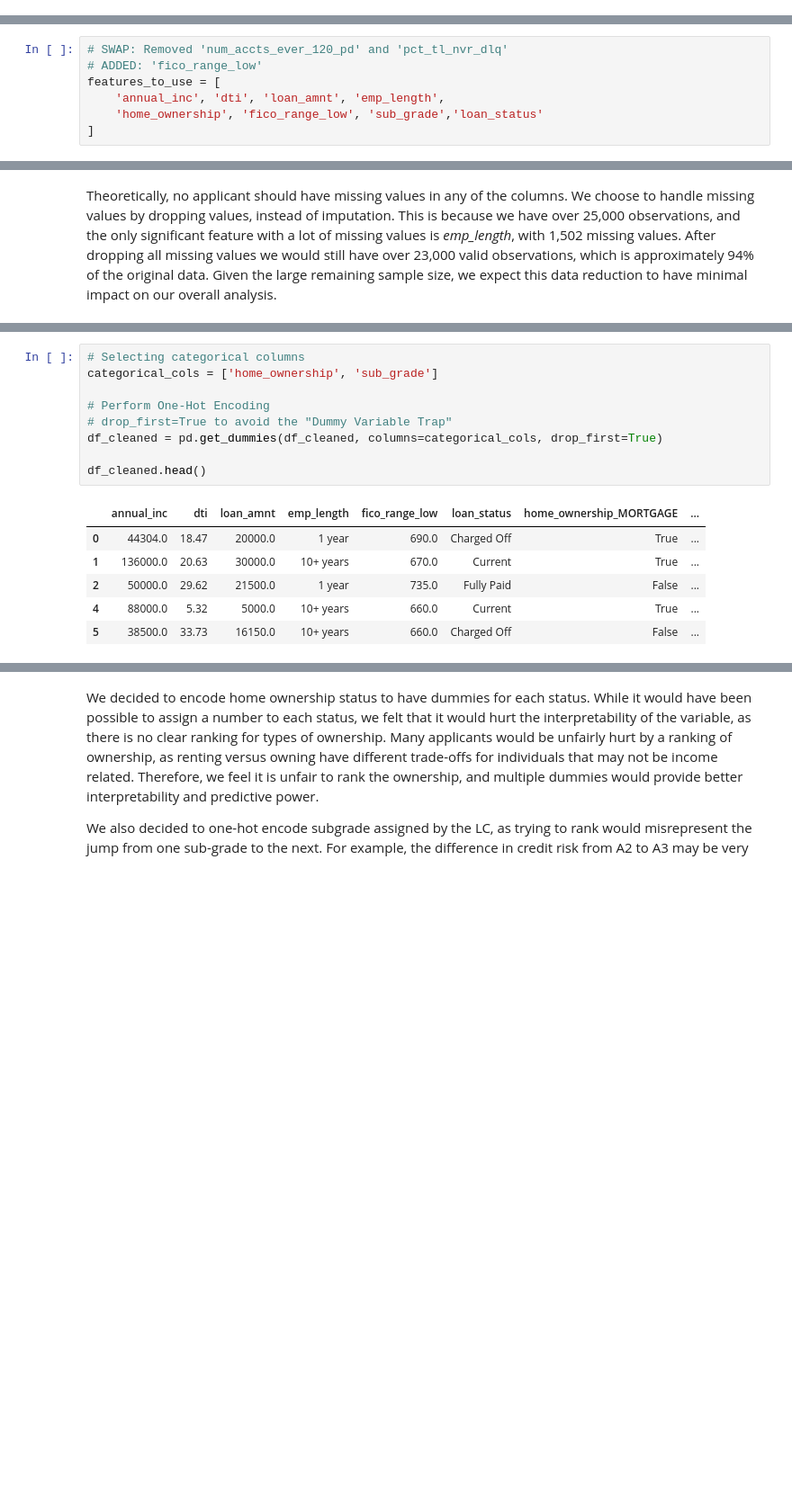
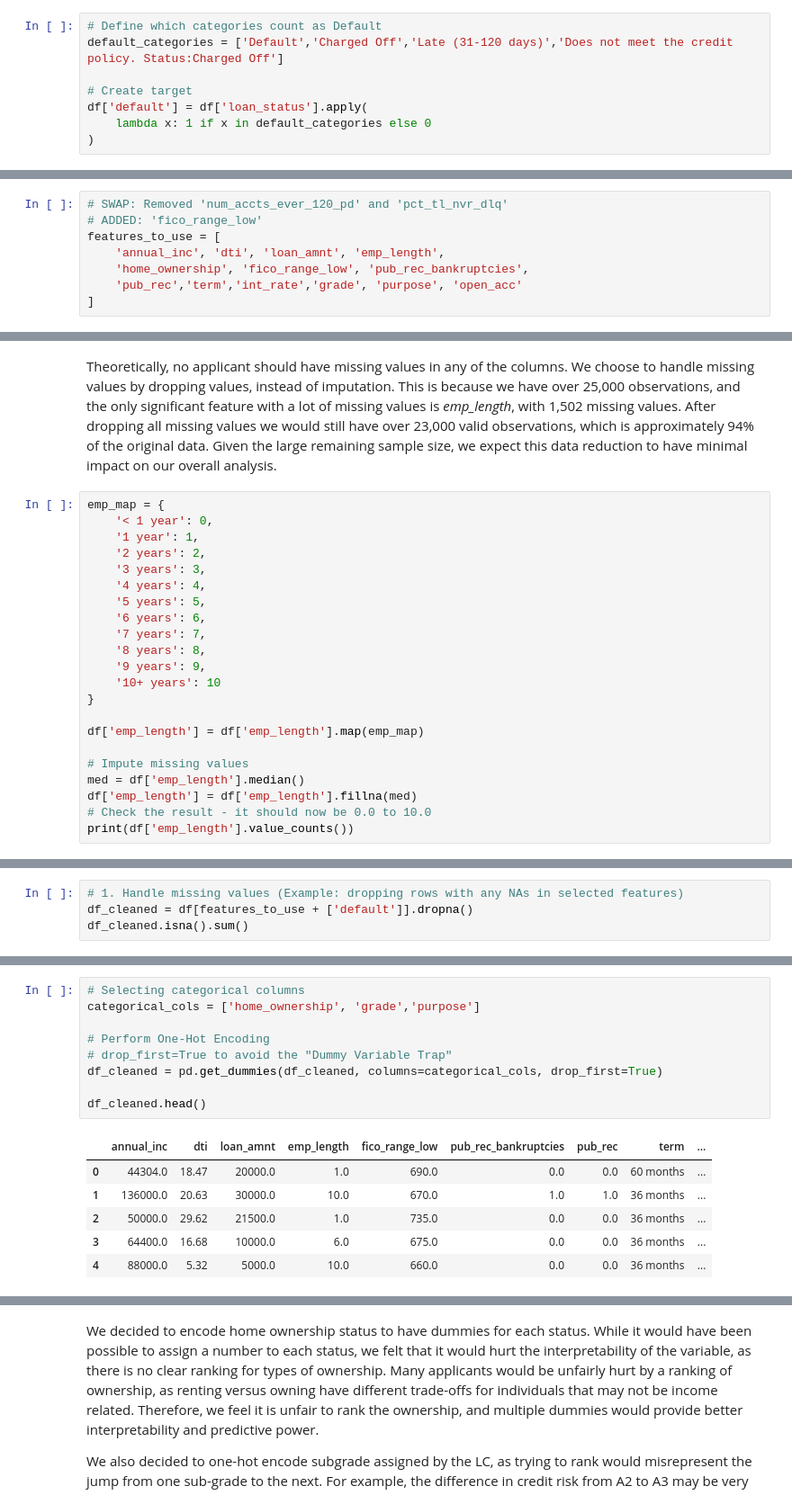
Before and after one commit to yangke34/RSM338-Assignment-6, a Jupyter notebook: RSM338 Assignment 6 Part A.ipynb, the cells around one changed output, grey strips where cells are left out. Shown at 90% size. Drawn from its saved outputs; the diff is of its cells as text; blank space fills up the shorter version.

```diff
--- a/RSM338 Assignment 6 Part A.ipynb
+++ b/RSM338 Assignment 6 Part A.ipynb
@@ -42 +49,9 @@ array(['Charged Off', 'Current', 'Fully Paid', 'Late (31-120 days)',
+# %%
+# Define which categories count as Default
+default_categories = ['Default','Charged Off','Late (31-120 days)','Does not meet the credit policy. Status:Charged Off']
+
+# Create target
+df['default'] = df['loan_status'].apply(
+    lambda x: 1 if x in default_categories else 0
+)
 # %% [markdown]
@@ -57,7 +72,8 @@ While selecting the features, we made sure to find features that are backwards l
 # ADDED: 'fico_range_low'
 features_to_use = [
     'annual_inc', 'dti', 'loan_amnt', 'emp_length',
-    'home_ownership', 'fico_range_low', 'sub_grade','loan_status'
+    'home_ownership', 'fico_range_low', 'pub_rec_bankruptcies',
+    'pub_rec','term','int_rate','grade', 'purpose', 'open_acc'
 ]
 # %% [markdown]
 ### 1.3 Handling Missing Values and Data Types
@@ -90,2 +97,24 @@ dtype: int64
 # %% [markdown]
 Theoretically, no applicant should have missing values in any of the columns. We choose to handle missing values by dropping values, instead of imputation. This is because we have over 25,000 observations, and the only significant feature with a lot of missing values is *emp_length*, with 1,502 missing values. After dropping all missing values we would still have over 23,000 valid observations, which is approximately 94% of the original data. Given the large remaining sample size, we expect this data reduction to have minimal impact on our overall analysis.
+# %%
+emp_map = {
+    '< 1 year': 0,
+    '1 year': 1,
+    '2 years': 2,
+    '3 years': 3,
+    '4 years': 4,
+    '5 years': 5,
+    '6 years': 6,
+    '7 years': 7,
+    '8 years': 8,
+    '9 years': 9,
+    '10+ years': 10
+}
+
+df['emp_length'] = df['emp_length'].map(emp_map)
+
+# Impute missing values
+med = df['emp_length'].median()
+df['emp_length'] = df['emp_length'].fillna(med)
+# Check the result - it should now be 0.0 to 10.0
+print(df['emp_length'].value_counts())
@@ -91,0 +152,4 @@ Theoretically, no applicant should have missing values in any of the columns. We
+# %%
+# 1. Handle missing values (Example: dropping rows with any NAs in selected features)
+df_cleaned = df[features_to_use + ['default']].dropna()
+df_cleaned.isna().sum()
@@ -99,16 +187,16 @@ array(['MORTGAGE', 'RENT', 'OWN', 'ANY', 'OTHER', 'NONE', nan],
 # %%
 # Selecting categorical columns
-categorical_cols = ['home_ownership', 'sub_grade']
+categorical_cols = ['home_ownership', 'grade','purpose']
 
 # Perform One-Hot Encoding
 # drop_first=True to avoid the "Dummy Variable Trap"
 df_cleaned = pd.get_dummies(df_cleaned, columns=categorical_cols, drop_first=True)
 
 df_cleaned.head()
 # %% [output]
-|  | annual_inc | dti | loan_amnt | emp_length | fico_range_low | loan_status | home_ownership_MORTGAGE | ... |
-| 0 | 44304.0 | 18.47 | 20000.0 | 1 year | 690.0 | Charged Off | True | ... |
-| 1 | 136000.0 | 20.63 | 30000.0 | 10+ years | 670.0 | Current | True | ... |
-| 2 | 50000.0 | 29.62 | 21500.0 | 1 year | 735.0 | Fully Paid | False | ... |
-| 4 | 88000.0 | 5.32 | 5000.0 | 10+ years | 660.0 | Current | True | ... |
-| 5 | 38500.0 | 33.73 | 16150.0 | 10+ years | 660.0 | Charged Off | False | ... |
+|  | annual_inc | dti | loan_amnt | emp_length | fico_range_low | pub_rec_bankruptcies | pub_rec | term | ... |
+| 0 | 44304.0 | 18.47 | 20000.0 | 1.0 | 690.0 | 0.0 | 0.0 | 60 months | ... |
+| 1 | 136000.0 | 20.63 | 30000.0 | 10.0 | 670.0 | 1.0 | 1.0 | 36 months | ... |
+| 2 | 50000.0 | 29.62 | 21500.0 | 1.0 | 735.0 | 0.0 | 0.0 | 36 months | ... |
+| 3 | 64400.0 | 16.68 | 10000.0 | 6.0 | 675.0 | 0.0 | 0.0 | 36 months | ... |
+| 4 | 88000.0 | 5.32 | 5000.0 | 10.0 | 660.0 | 0.0 | 0.0 | 36 months | ... |
```
Also changed, not shown: parts of 33 cells of this notebook.
